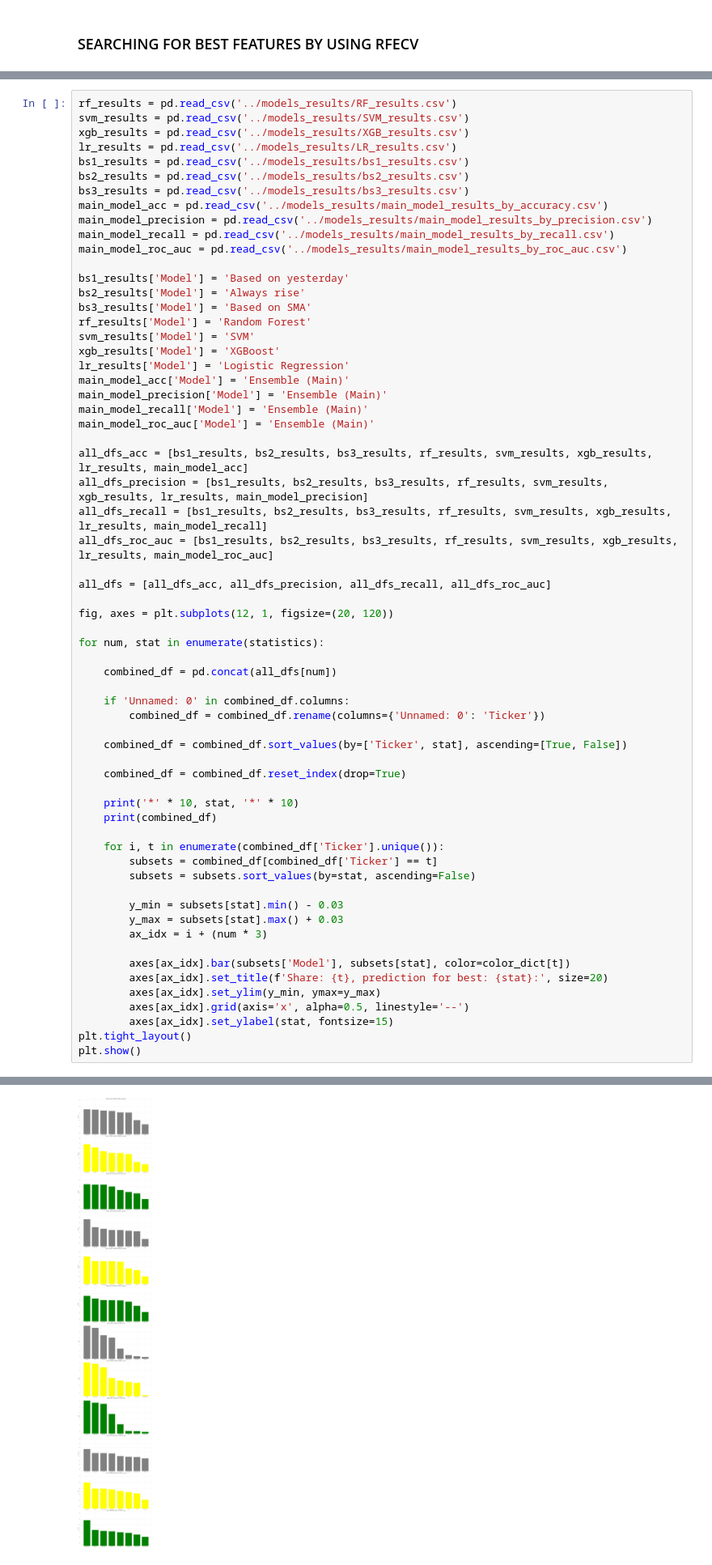
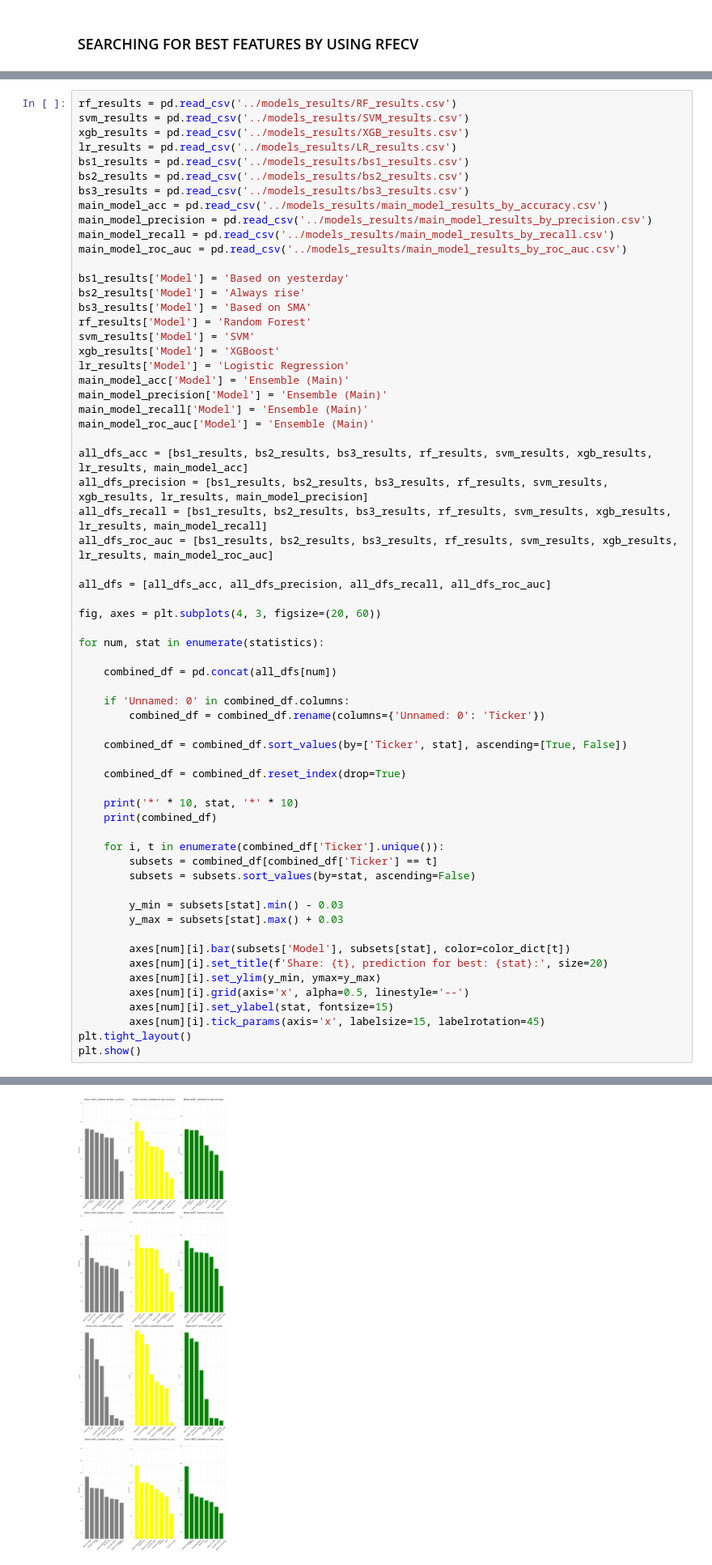
Before and after one commit to WObszan/Forecasting-Stock-Price-Direction, a Jupyter notebook: main_model/main_model.ipynb, the cells around one changed output, grey strips where cells are left out. Shown at 81% size. Cells and saved outputs as stored; diff of their text form.

Commit message:
fix: imporve visualisation

```diff
--- a/main_model/main_model.ipynb
+++ b/main_model/main_model.ipynb
@@ -242,7 +243,7 @@ all_dfs_roc_auc = [bs1_results, bs2_results, bs3_results, rf_results, svm_result
 
 all_dfs = [all_dfs_acc, all_dfs_precision, all_dfs_recall, all_dfs_roc_auc]
 
-fig, axes = plt.subplots(12, 1, figsize=(20, 120))
+fig, axes = plt.subplots(4, 3, figsize=(20, 60))
 
 for num, stat in enumerate(statistics):
 
@@ -258,37 +259,37 @@ for num, stat in enumerate(statistics):
     print('*' * 10, stat, '*' * 10)
     print(combined_df)
 
     for i, t in enumerate(combined_df['Ticker'].unique()):
         subsets = combined_df[combined_df['Ticker'] == t]
         subsets = subsets.sort_values(by=stat, ascending=False)
 
         y_min = subsets[stat].min() - 0.03
         y_max = subsets[stat].max() + 0.03
-        ax_idx = i + (num * 3)
 
-        axes[ax_idx].bar(subsets['Model'], subsets[stat], color=color_dict[t])
-        axes[ax_idx].set_title(f'Share: {t}, prediction for best: {stat}:', size=20)
-        axes[ax_idx].set_ylim(y_min, ymax=y_max)
-        axes[ax_idx].grid(axis='x', alpha=0.5, linestyle='--')
-        axes[ax_idx].set_ylabel(stat, fontsize=15)
+        axes[num][i].bar(subsets['Model'], subsets[stat], color=color_dict[t])
+        axes[num][i].set_title(f'Share: {t}, prediction for best: {stat}:', size=20)
+        axes[num][i].set_ylim(y_min, ymax=y_max)
+        axes[num][i].grid(axis='x', alpha=0.5, linestyle='--')
+        axes[num][i].set_ylabel(stat, fontsize=15)
+        axes[num][i].tick_params(axis='x', labelsize=15, labelrotation=45)
 plt.tight_layout()
 plt.show()
 # %% [output]
 ********** accuracy **********
    Ticker  accuracy  precision    recall   roc_auc                Model
 0    AAPL  0.532274   0.572728  0.507338  0.507338        Random Forest
 1    AAPL  0.531281   0.530021  0.966038  0.507128                  SVM
 2    AAPL  0.528302   0.534913  0.807910  0.506390  Logistic Regression
 3    AAPL  0.527110   0.527110  1.000000  0.500000          Always rise
 4    AAPL  0.522927   0.541005  0.630763  0.516648         Based on SMA
 5    AAPL  0.522344   0.526372  0.922642  0.500105      Ensemble (Main)
 6    AAPL  0.499404   0.525245  0.525245  0.497917   Based on yesterday
 7    AAPL  0.486594   0.494415  0.494969  0.494969              XGBoost
 8   GOOGL  0.536246   0.535751  0.964552  0.506692      Ensemble (Main)
 9   GOOGL  0.523337   0.523337  1.000000  0.500000          Always rise
 ... (88 lines left out)
 20   MSFT  0.509434   0.520253  0.781369  0.496714                  SVM
 21   MSFT  0.499402   0.515308  0.613584  0.494759         Based on SMA
 22   MSFT  0.503476   0.482232  0.489320  0.489320        Random Forest
 23   MSFT  0.482519   0.501911  0.502103  0.481725   Based on yesterday
-[figure, old version]
+[figure, new version]
```
Also changed, not shown: parts of 2 cells of this notebook.
